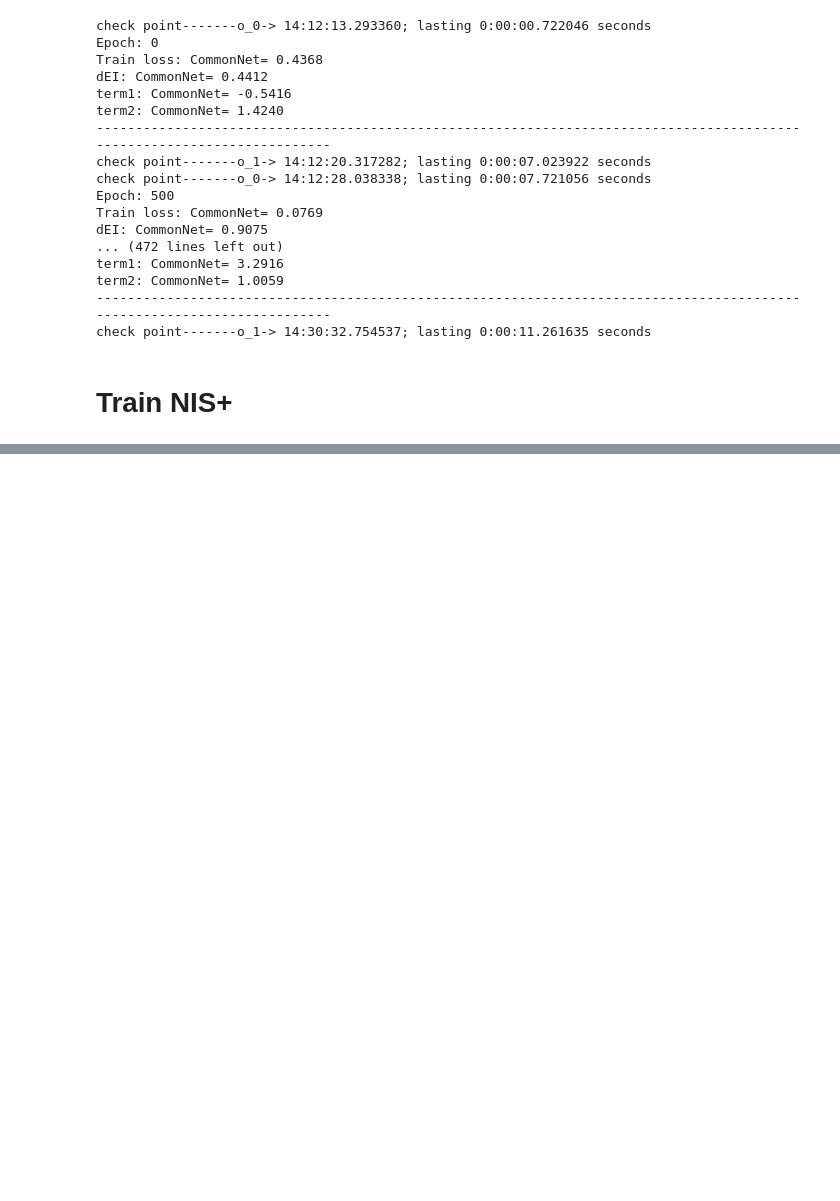
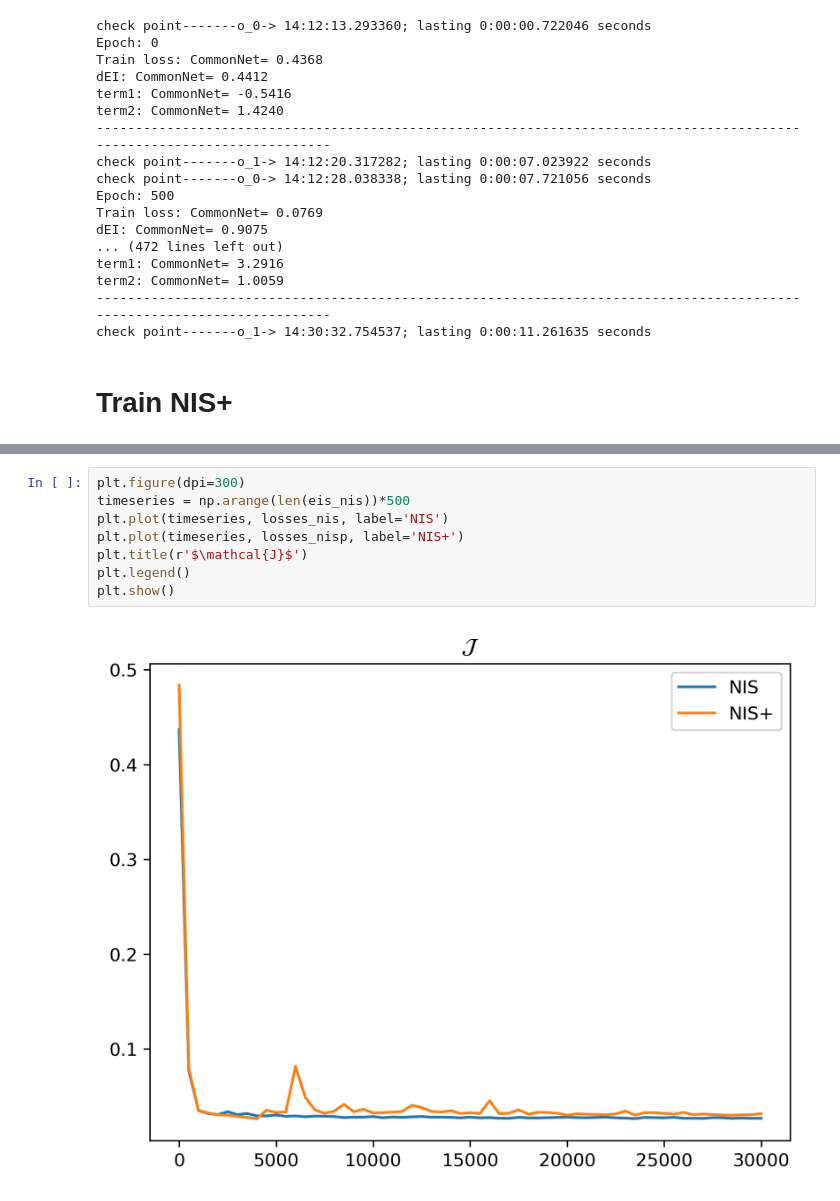
Before and after one commit to Matthew-ymz/Code-for-Finding-emergence-in-data-, a Jupyter notebook: SIR code/exp/sir/SIR NIS+.ipynb, the cells around one changed output, grey strips where cells are left out. Drawn from its saved outputs; the diff is of its cells as text; blank space fills up the shorter version.

```diff
--- a/SIR code/exp/sir/SIR NIS+.ipynb
+++ b/SIR code/exp/sir/SIR NIS+.ipynb
@@ -112,0 +117,10 @@ plt.show()
+# %%
+plt.figure(dpi=300)
+timeseries = np.arange(len(eis_nis))*500
+plt.plot(timeseries, losses_nis, label='NIS')
+plt.plot(timeseries, losses_nisp, label='NIS+')
+plt.title(r'$\mathcal{J}$')
+plt.legend()
+plt.show()
+# %% [output]
+[figure, added]
```
Also changed, not shown: parts of 4 cells of this notebook, 3 other files.
